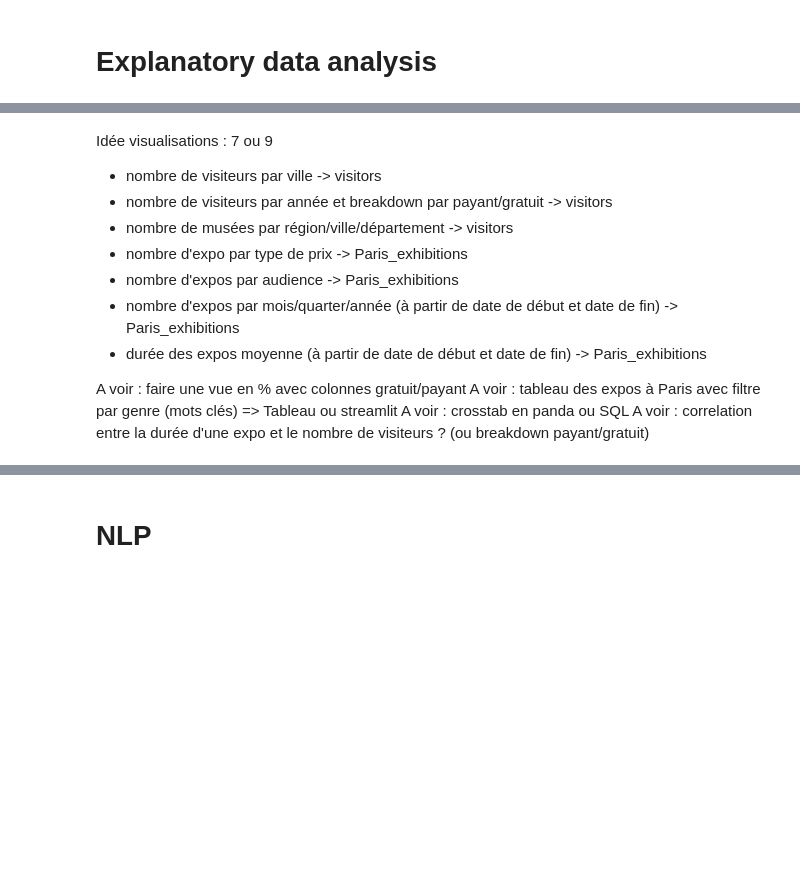
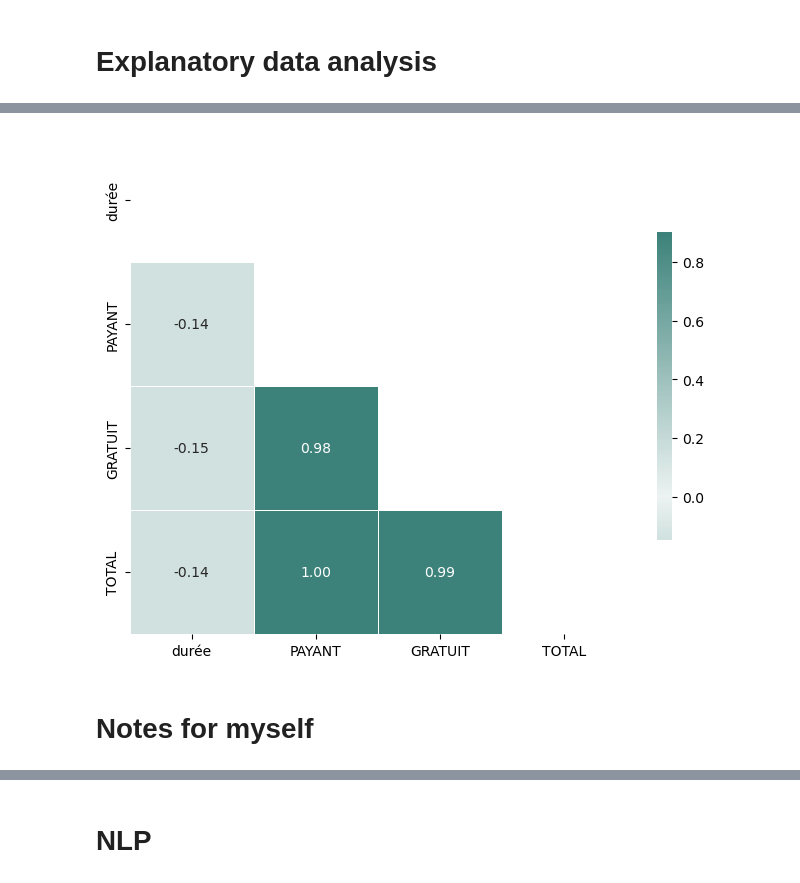
Before and after one commit to axele-mahalin/Final_Project, a Jupyter notebook: Final_project.ipynb, the cells around one changed output, grey strips where cells are left out. Cells and saved outputs as stored; diff of their text form; code cells hidden in the pictures; blank space fills up the shorter version.

```diff
--- a/Final_project.ipynb
+++ b/Final_project.ipynb
@@ -782 +797,29 @@ Paris_exhibitions_museums.head()
+# %%
+#compute the correlation matrix
+
+data_matrix = df.corr()
+# %%
+#plot the correlation matrix
+
+mask=np.zeros_like(data_matrix, dtype=bool)
+mask[np.triu_indices_from(mask)]= True
+
+cmap=sns.diverging_palette(180, 180, as_cmap=True)
+
+plt.figure(figsize=(8,8))
+sns.plot = sns.heatmap(
+    data_matrix,
+    mask=mask,
+    cmap=cmap,
+    vmax=.9,
+    center=0,
+    square=True,
+    linewidths=.5,
+    cbar_kws={"shrink": .5},
+    annot=True,
+    fmt=".2f")
+# %% [output]
+[figure, added]
+# %% [markdown]
+# Notes for myself
 # %%
@@ -791,14 +833,0 @@ Test = Test.melt(id_vars=['URL_x', 'Titre', 'Chapeau', 'Description', 'Date de d
-# %% [markdown]
-Idée visualisations : 7 ou 9
-- nombre de visiteurs par ville -> visitors
-- nombre de visiteurs par année et breakdown par payant/gratuit -> visitors
-- nombre de musées par région/ville/département -> visitors
-- nombre d'expo par type de prix -> Paris_exhibitions
-- nombre d'expos par audience -> Paris_exhibitions
-- nombre d'expos par mois/quarter/année (à partir de date de début et date de fin) -> Paris_exhibitions
-- durée des expos moyenne (à partir de date de début et date de fin) -> Paris_exhibitions
-
-A voir : faire une vue en % avec colonnes gratuit/payant
-A voir : tableau des expos à Paris avec filtre par genre (mots clés) => Tableau ou streamlit
-A voir : crosstab en panda ou SQL
-A voir : correlation entre la durée d'une expo et le nombre de visiteurs ? (ou breakdown payant/gratuit)
```
Also changed, not shown: parts of 23 cells of this notebook, 3 other files.
